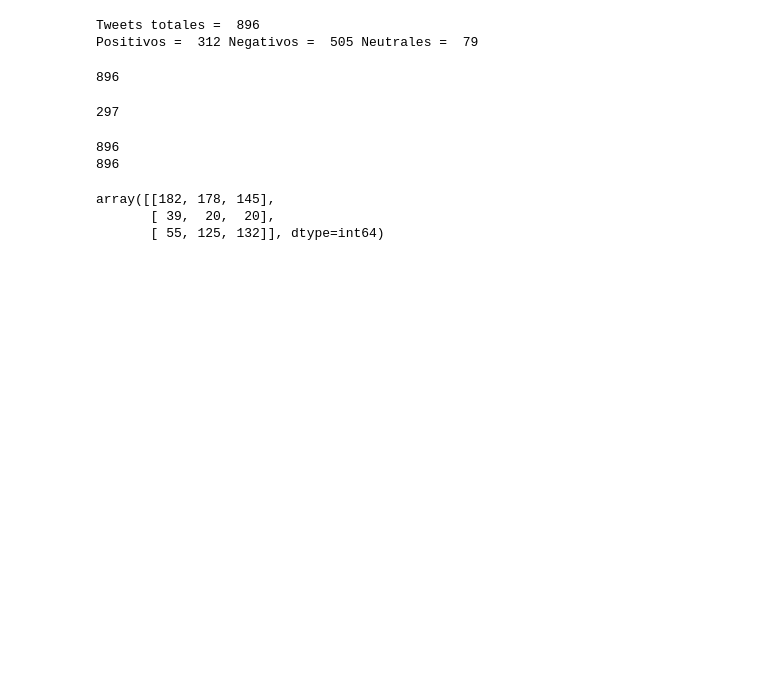
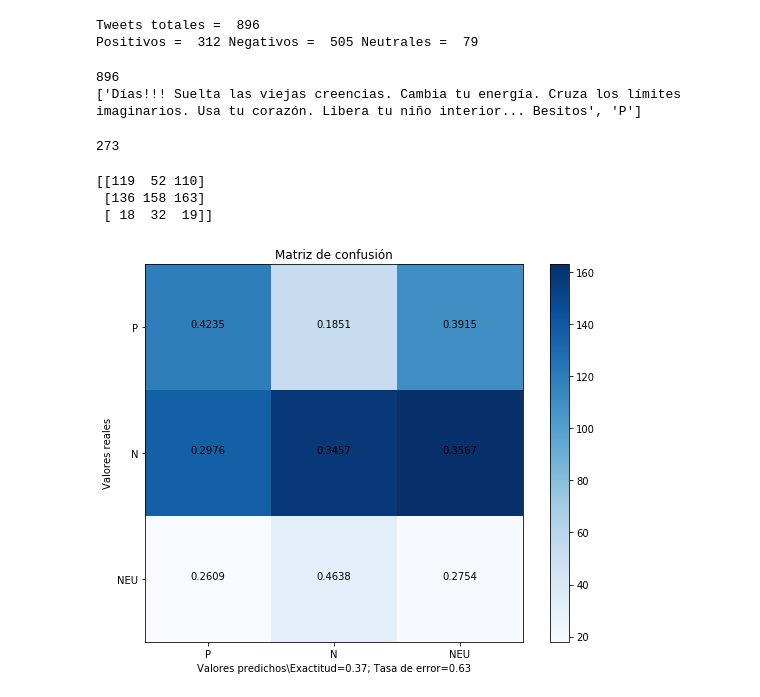
Before and after one commit to IanRamRev/Proyecto_APIT, a Jupyter notebook: Análisis_sentimientos.ipynb, the cells around one changed output. Cells and saved outputs as stored; diff of their text form; code cells hidden in the pictures; blank space fills up the shorter version.

Commit message:
Se agregó matriz de confusión gráfica

```diff
--- a/Análisis_sentimientos.ipynb
+++ b/Análisis_sentimientos.ipynb
@@ -126,16 +188,17 @@ Positivos =  312 Negativos =  505 Neutrales =  79
 # %%
 X = CT[:,0]
 Y = CT[:,1]
-#print(len(Y))
-#x, X_test, y, y_test = train_test_split(X, Y, test_size=0.2, random_state=100)
+print(len(Y))
+x, X_test, y, y_test = train_test_split(X, Y, test_size=0.9, random_state=100)
 
 data = []
-for i in range(len(X)):
-    data.append([X[i], Y[i]])
+for i in range(len(X_test)):
+    data.append([X_test[i], y_test[i]])
 
-print(len(data))
+print(data[0])
 # %% [output]
 896
+['Días!!! Suelta las viejas creencias. Cambia tu energía. Cruza los límites imaginarios. Usa tu corazón. Libera tu niño interior... Besitos', 'P']
 # %%
 res = []
 pos = 0
@@ -158,14 +221,20 @@ for i in range(len(data)):
 
 print(pos)
 # %% [output]
-297
+273
-# %%
-print(len(res))
-print(len(Y))
-confusion_matrix(Y, res)
-# %% [output]
-896
-896
-array([[182, 178, 145],
-       [ 39,  20,  20],
-       [ 55, 125, 132]], dtype=int64)
+# %%
+labels = ['P', 'N', 'NEU']
+cm = numpy.asarray(confusion_matrix(y_test, res, labels), dtype=numpy.uint8)
+print(cm)
+# %% [output]
+[[119  52 110]
+ [136 158 163]
+ [ 18  32  19]]
+# %%
+plot_confusion_matrix(cm,
+                      labels,
+                      title='Matriz de confusión',
+                      cmap=None,
+                      normalize=True)
+# %% [output]
+[figure, added]
```
Also changed, not shown: parts of 5 cells of this notebook.
